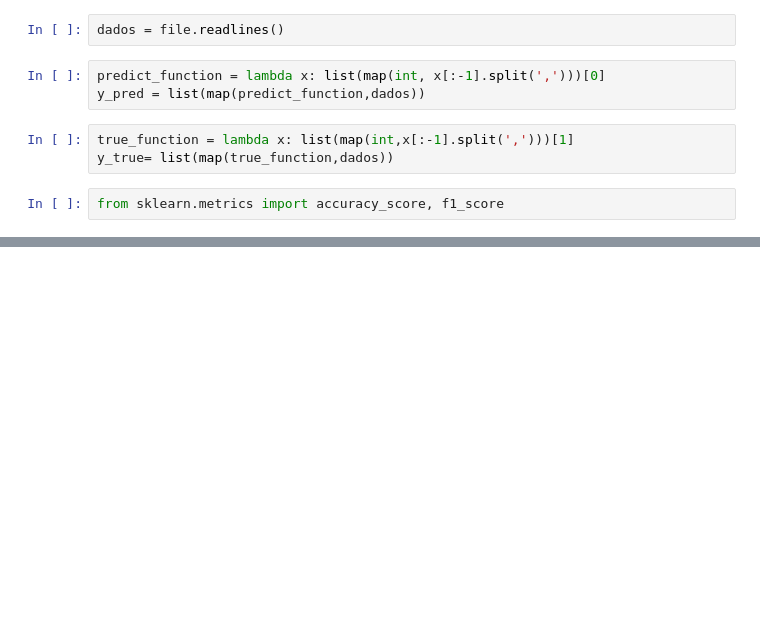
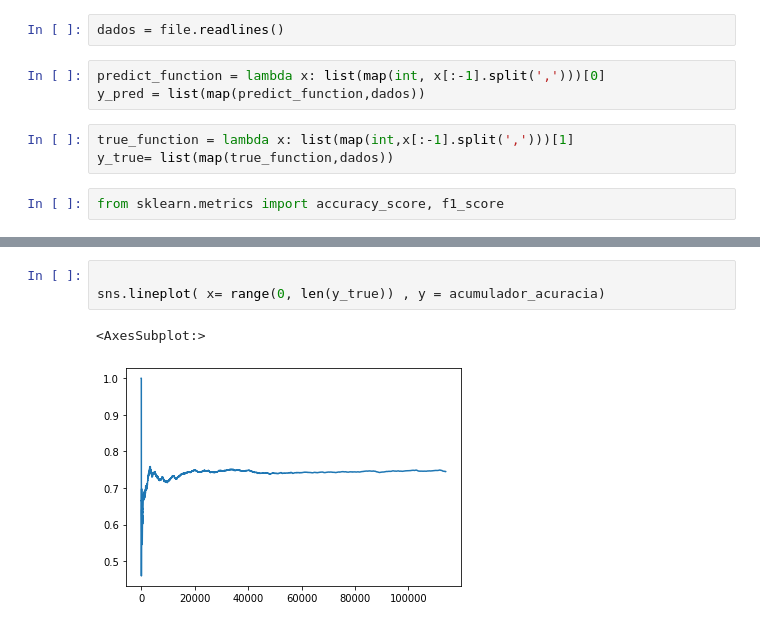
Before and after one commit to FBMLJ/acumulado-tcc, a Jupyter notebook: extremely-fast-decision-tree/result.ipynb, the cells around one changed output, grey strips where cells are left out. Saved outputs shown, nothing was run; the diff lists cells and outputs as text; blank space fills up the shorter version.

```diff
--- a/extremely-fast-decision-tree/result.ipynb
+++ b/extremely-fast-decision-tree/result.ipynb
@@ -53,0 +60,6 @@ sns.lineplot(x="Index", y="Acuracia",  data=pd.DataFrame(lista))
+# %%
+
+sns.lineplot( x= range(0, len(y_true)) , y = acumulador_acuracia)
+# %% [output]
+<AxesSubplot:>
+[figure, added]
```
Also changed, not shown: parts of 13 cells of this notebook, 53 other files.
